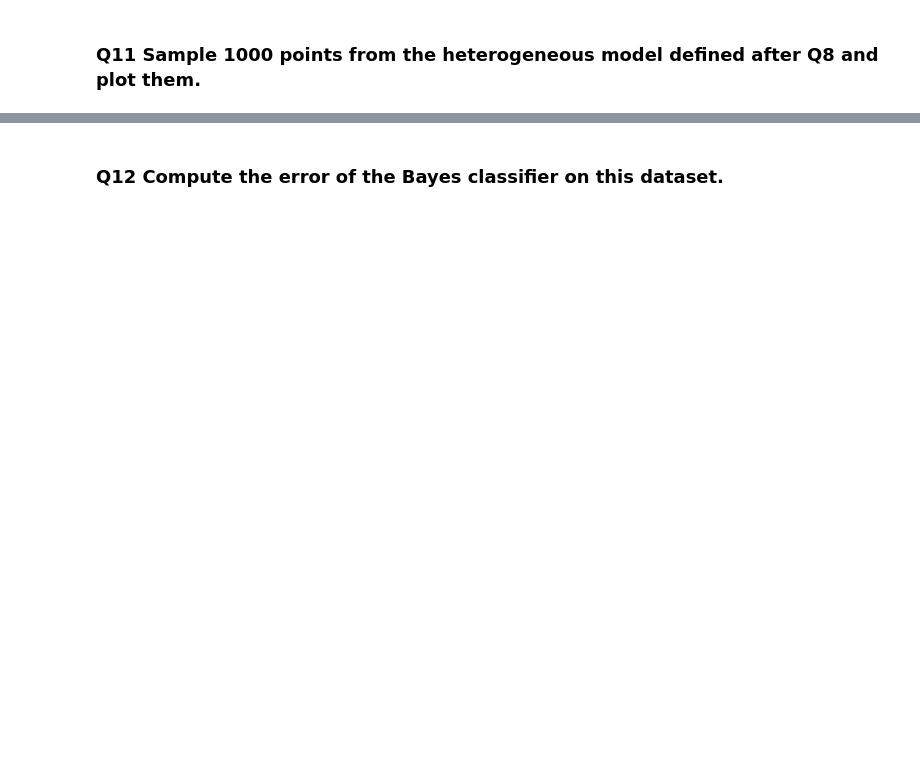
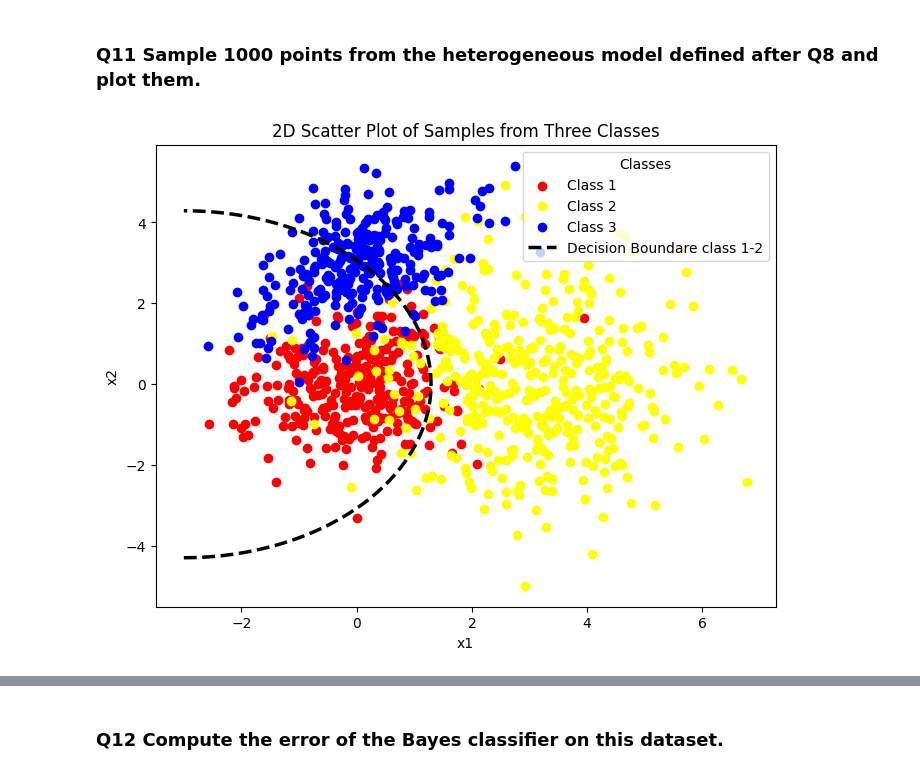
Before and after one commit to AleCardinale/Fundamentals-Inference-Learning, a Jupyter notebook: HW2/hw2_theory.ipynb, the cells around one changed output, grey strips where cells are left out. Cells and saved outputs as stored; diff of their text form; code cells hidden in the pictures; blank space fills up the shorter version.

```diff
--- a/HW2/hw2_theory.ipynb
+++ b/HW2/hw2_theory.ipynb
@@ -192,2 +277,22 @@ $$\Sigma_1 = \left[\begin{array}{cc} 1 & 0 \\ 0 & 1 \end{array}\right], \Sigma_2
 # %% [markdown]
 ### **Q11** Sample 1000 points from the heterogeneous model defined after Q8 and plot them.
+# %%
+covariance_vector_m2 = covariance_vector
+covariance_vector_m2[1] = 2*np.eye(2)
+covariance_vector_m2[2] = np.eye(2) + np.fliplr(np.eye(2))*0.5
+
+X_m2, c_m2 = sample_x_c(pi_vector, mean_vector, covariance_vector_m2, 1000)
+
+plt.figure(figsize=(8, 6))
+colors = {0: 'red', 1: 'yellow', 2: 'blue'}
+for ck in np.unique(c_m2):
+    plt.scatter(X_m2[c_m2 == ck, 0], X_m2[c_m2 == ck, 1],
+                color=colors[ck], label=f'Class {ck+1}')
+plt.plot(x1, x2, linestyle='--', linewidth = '2.5', color='black', label="Decision Boundare class 1-2")
+plt.xlabel('x1')
+plt.ylabel('x2')
+plt.title('2D Scatter Plot of Samples from Three Classes')
+plt.legend(title="Classes")
+plt.show()
+# %% [output]
+[figure, added]
```
Also changed, not shown: parts of 15 cells of this notebook.
